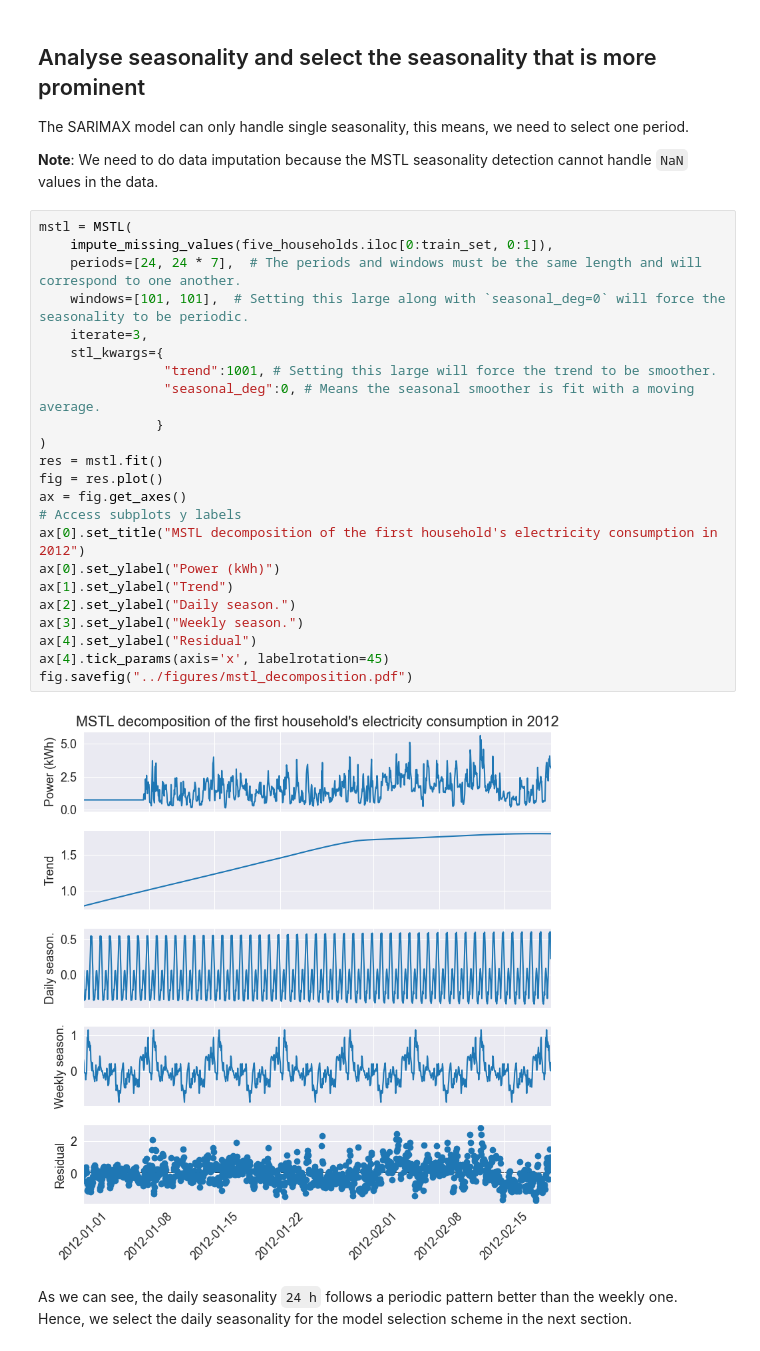
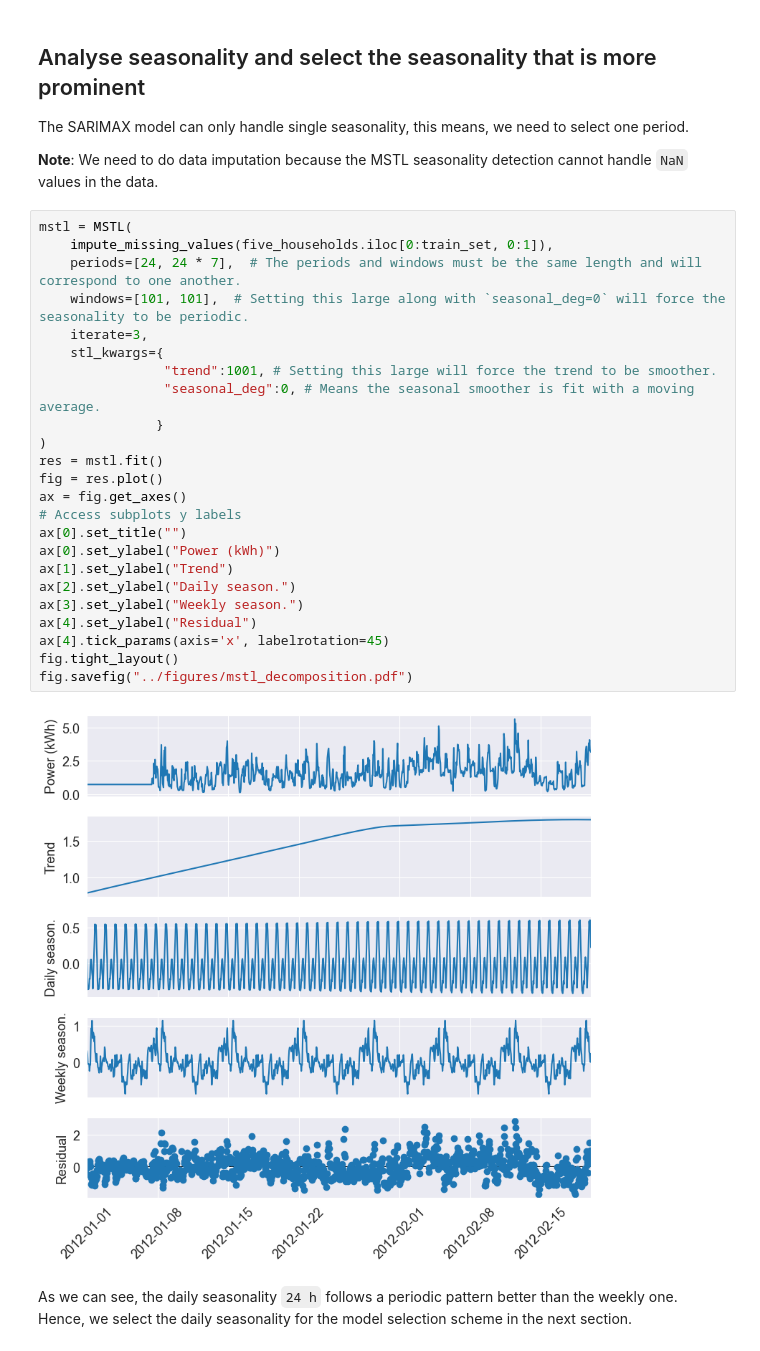
Before and after one commit to spetznick/ml4gd-project-group-3, a Jupyter notebook: arima/results_arima.ipynb, the cells around one changed output. Drawn from its saved outputs; the diff is of its cells as text.

```diff
--- a/arima/results_arima.ipynb
+++ b/arima/results_arima.ipynb
@@ -147,28 +141,29 @@ The SARIMAX model can only handle single seasonality, this means, we need to sel
 # %%
 mstl = MSTL(
     impute_missing_values(five_households.iloc[0:train_set, 0:1]),
     periods=[24, 24 * 7],  # The periods and windows must be the same length and will correspond to one another.
     windows=[101, 101],  # Setting this large along with `seasonal_deg=0` will force the seasonality to be periodic.
     iterate=3,
     stl_kwargs={
                 "trend":1001, # Setting this large will force the trend to be smoother.
                 "seasonal_deg":0, # Means the seasonal smoother is fit with a moving average.
                }
 )
 res = mstl.fit()
 fig = res.plot()
 ax = fig.get_axes()
 # Access subplots y labels
-ax[0].set_title("MSTL decomposition of the first household's electricity consumption in 2012")
+ax[0].set_title("")
 ax[0].set_ylabel("Power (kWh)")
 ax[1].set_ylabel("Trend")
 ax[2].set_ylabel("Daily season.")
 ax[3].set_ylabel("Weekly season.")
 ax[4].set_ylabel("Residual")
 ax[4].tick_params(axis='x', labelrotation=45)
+fig.tight_layout()
 fig.savefig("../figures/mstl_decomposition.pdf")
 # %% [output]
-[figure, old version]
+[figure, new version]
 # %% [markdown]
 As we can see, the daily seasonality `24 h` follows a periodic pattern better than the weekly one. Hence, we select the daily seasonality for the model selection scheme in the next section.
 # %% [markdown]
```
Also changed, not shown: parts of 2 cells of this notebook, 2 other files.
